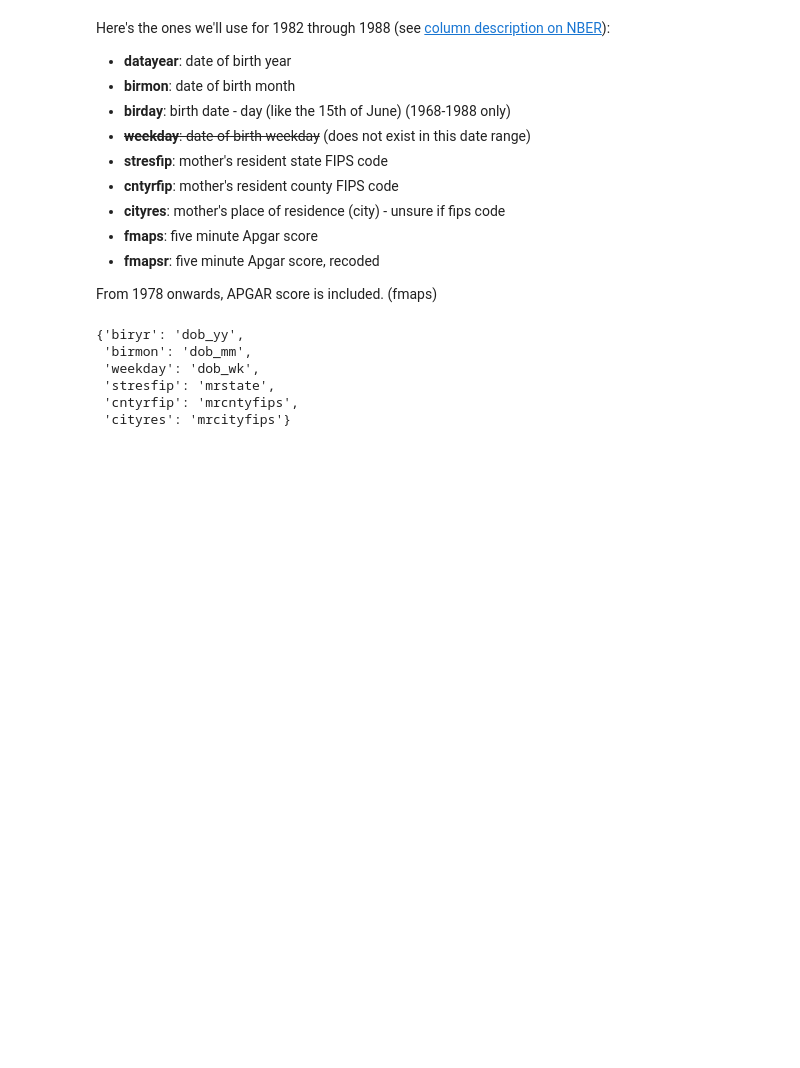
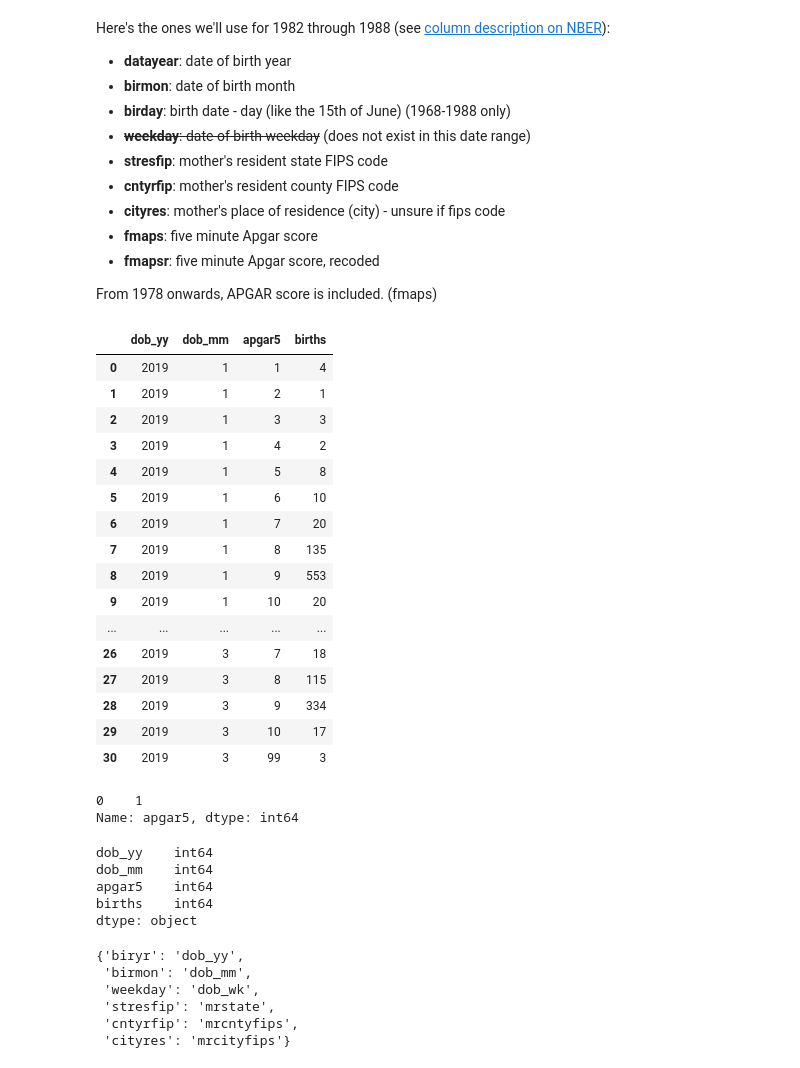
Before and after one commit to tvhahn/cdc-birth-data, a Jupyter notebook: notebooks/1.0-explore-apgar.ipynb, the cells around one changed output. Saved outputs shown, nothing was run; the diff lists cells and outputs as text; code cells hidden in the pictures; blank space fills up the shorter version.

Commit message:
added apgar to no_geo_extra

```diff
--- a/notebooks/1.0-explore-apgar.ipynb
+++ b/notebooks/1.0-explore-apgar.ipynb
@@ -119,6 +123,42 @@ Here's the ones we'll use for 1982 through 1988 (see [column description on NBER
 * **fmapsr**: five minute Apgar score, recoded
 
 From 1978 onwards, APGAR score is included. (fmaps)
+# %%
+year = 2019
+
+df = df_from_csv_no_geo_extra(folder_raw_data / f'natl{str(year)}.csv', nrows=2000)
+df
+# %% [output]
+|  | dob_yy | dob_mm | apgar5 | births |
+| 0 | 2019 | 1 | 1 | 4 |
+| 1 | 2019 | 1 | 2 | 1 |
+| 2 | 2019 | 1 | 3 | 3 |
+| 3 | 2019 | 1 | 4 | 2 |
+| 4 | 2019 | 1 | 5 | 8 |
+| 5 | 2019 | 1 | 6 | 10 |
+| 6 | 2019 | 1 | 7 | 20 |
+| 7 | 2019 | 1 | 8 | 135 |
+| 8 | 2019 | 1 | 9 | 553 |
+| 9 | 2019 | 1 | 10 | 20 |
+| ... | ... | ... | ... | ... |
+| 26 | 2019 | 3 | 7 | 18 |
+| 27 | 2019 | 3 | 8 | 115 |
+| 28 | 2019 | 3 | 9 | 334 |
+| 29 | 2019 | 3 | 10 | 17 |
+| 30 | 2019 | 3 | 99 | 3 |
+# %%
+df[(df['dob_yy']==1989) & (df['apgar5']==1) & (df['dob_mm']==1)]['apgar5']
+# %% [output]
+0    1
+Name: apgar5, dtype: int64
+# %%
+df.dtypes
+# %% [output]
+dob_yy    int64
+dob_mm    int64
+apgar5    int64
+births    int64
+dtype: object
 # %%
 # columns for 2003 through 2004
 col_load_1 = ['dob_yy','dob_mm','dob_wk','mrstate','mrcntyfips','mrcityfips', 'apgar5']
```
Also changed, not shown: parts of 2 cells of this notebook, 1 other file.
